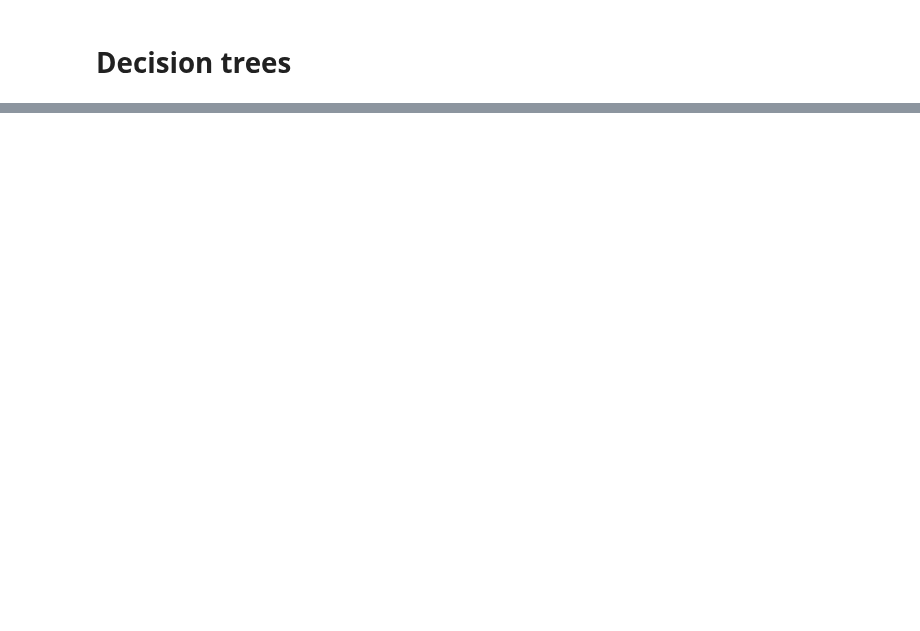
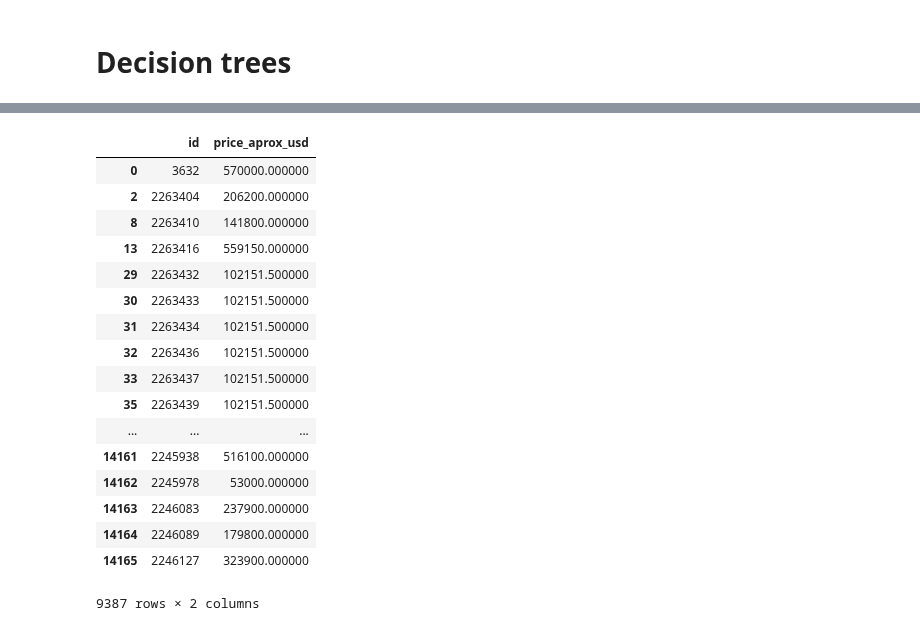
Before and after one commit to LucianoGiannotti/ProperatiDatosTP, a Jupyter notebook: Machine Learning - TP2.ipynb, the cells around one changed output, grey strips where cells are left out. Saved outputs shown, nothing was run; the diff lists cells and outputs as text; code cells hidden in the pictures; blank space fills up the shorter version.

```diff
--- a/Machine Learning - TP2.ipynb
+++ b/Machine Learning - TP2.ipynb
@@ -590,0 +917,4 @@ Precission: 92.321
+# %%
+testingSet.loc[:,'price_aprox_usd'] = testingSet[columnas2].apply(lambda x: extra_tree.predict([x])[0],axis = 1)
+# %%
+resultado_extra_tree = testingSet.loc[:,['id','price_aprox_usd']]
@@ -590,0 +923,21 @@ Precission: 92.321
+# %%
+resultado_extra_tree
+# %% [output]
+|  | id | price_aprox_usd |
+| 0 | 3632 | 570000.000000 |
+| 2 | 2263404 | 206200.000000 |
+| 8 | 2263410 | 141800.000000 |
+| 13 | 2263416 | 559150.000000 |
+| 29 | 2263432 | 102151.500000 |
+| 30 | 2263433 | 102151.500000 |
+| 31 | 2263434 | 102151.500000 |
+| 32 | 2263436 | 102151.500000 |
+| 33 | 2263437 | 102151.500000 |
+| 35 | 2263439 | 102151.500000 |
+| ... | ... | ... |
+| 14161 | 2245938 | 516100.000000 |
+| 14162 | 2245978 | 53000.000000 |
+| 14163 | 2246083 | 237900.000000 |
+| 14164 | 2246089 | 179800.000000 |
+| 14165 | 2246127 | 323900.000000 |
+9387 rows × 2 columns
```
Also changed, not shown: parts of 61 cells of this notebook.
